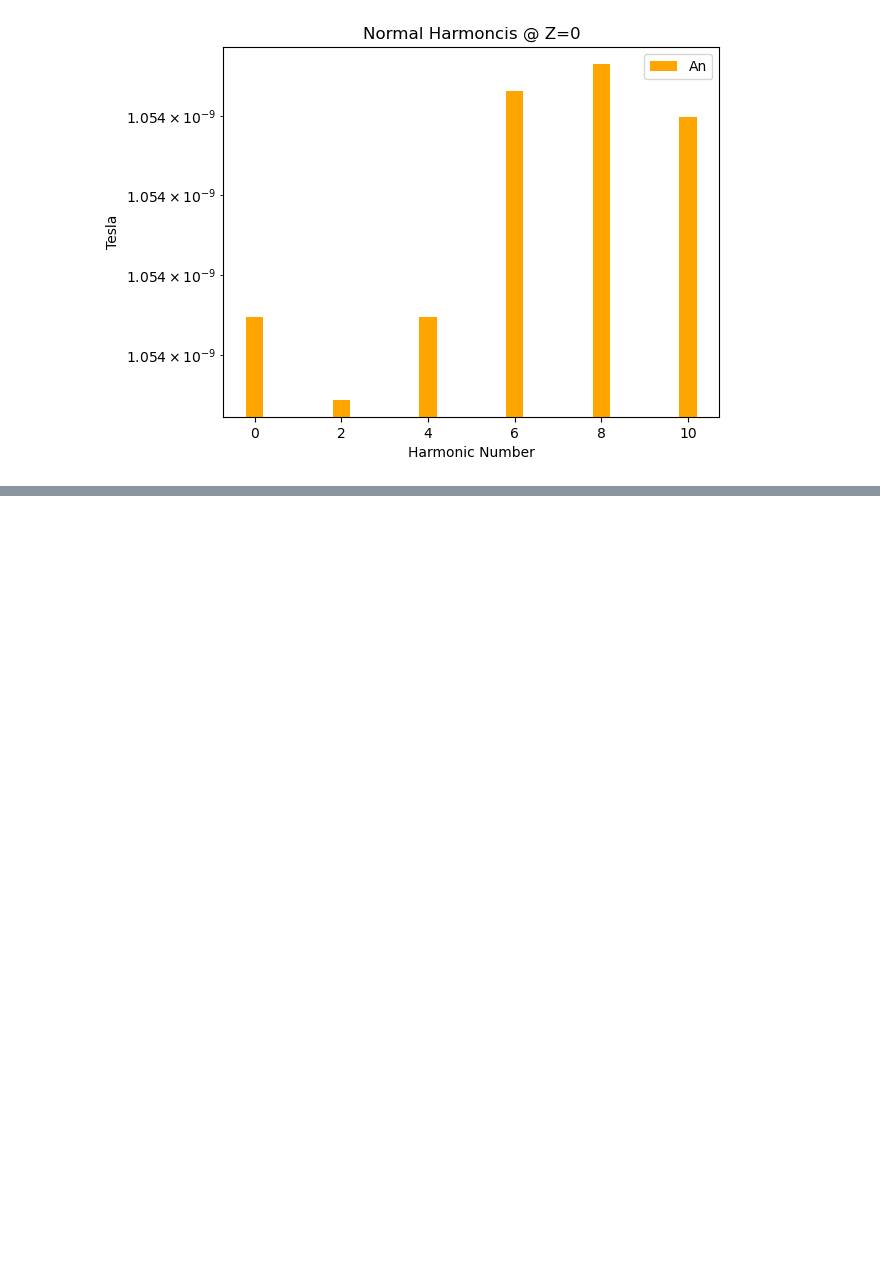
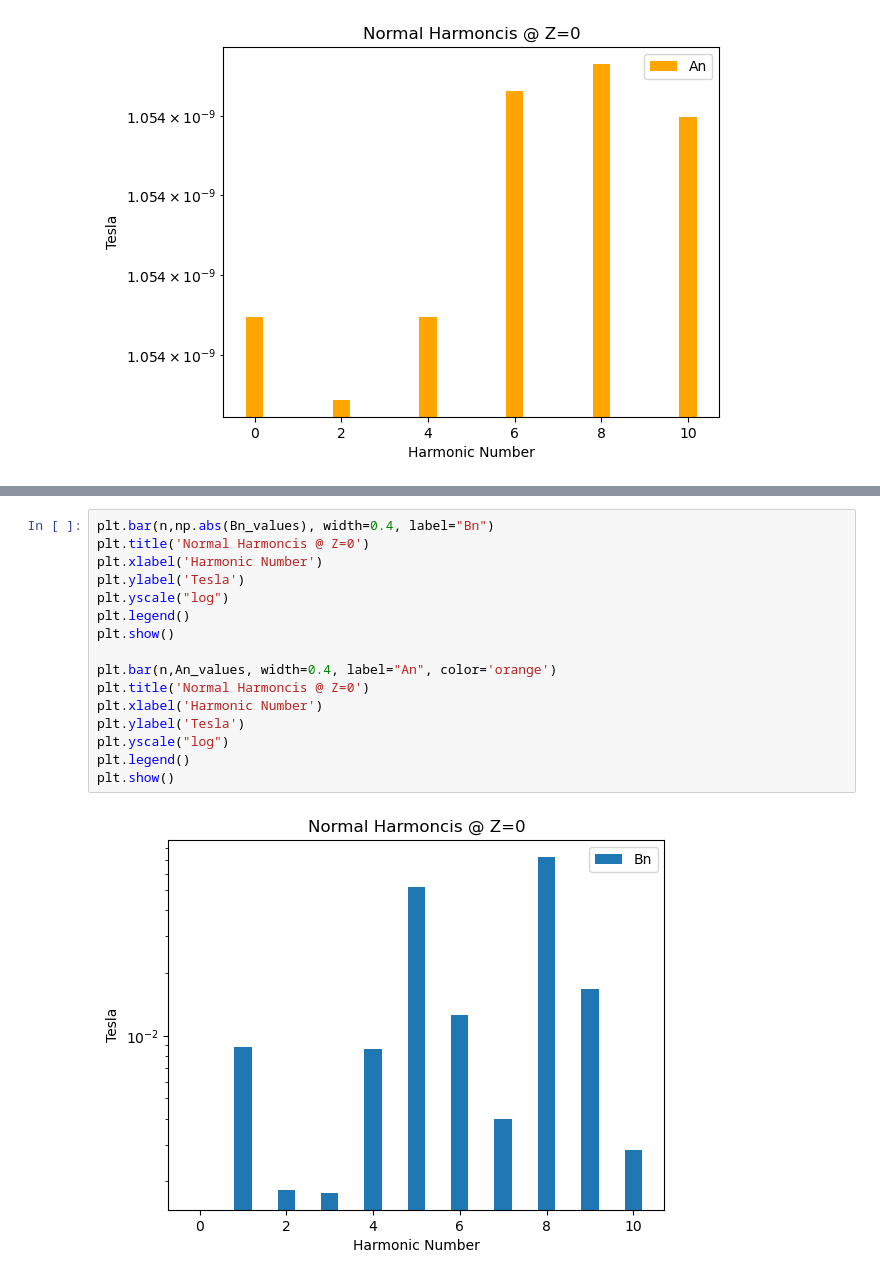
Before and after one commit to fjsamaniego/SM_book-_code, a Jupyter notebook: RadialFieldComponentCalculation.ipynb, the cells around one changed output, grey strips where cells are left out. Cells and saved outputs as stored; diff of their text form; blank space fills up the shorter version.

```diff
--- a/RadialFieldComponentCalculation.ipynb
+++ b/RadialFieldComponentCalculation.ipynb
@@ -108,0 +138,18 @@ plt.show()
+# %%
+plt.bar(n,np.abs(Bn_values), width=0.4, label="Bn")
+plt.title('Normal Harmoncis @ Z=0')
+plt.xlabel('Harmonic Number')
+plt.ylabel('Tesla')
+plt.yscale("log")
+plt.legend()
+plt.show()
+
+plt.bar(n,An_values, width=0.4, label="An", color='orange')
+plt.title('Normal Harmoncis @ Z=0')
+plt.xlabel('Harmonic Number')
+plt.ylabel('Tesla')
+plt.yscale("log")
+plt.legend()
+plt.show()
+# %% [output]
+[figure, added]
```
Also changed, not shown: parts of 3 cells of this notebook, 2 other files.
